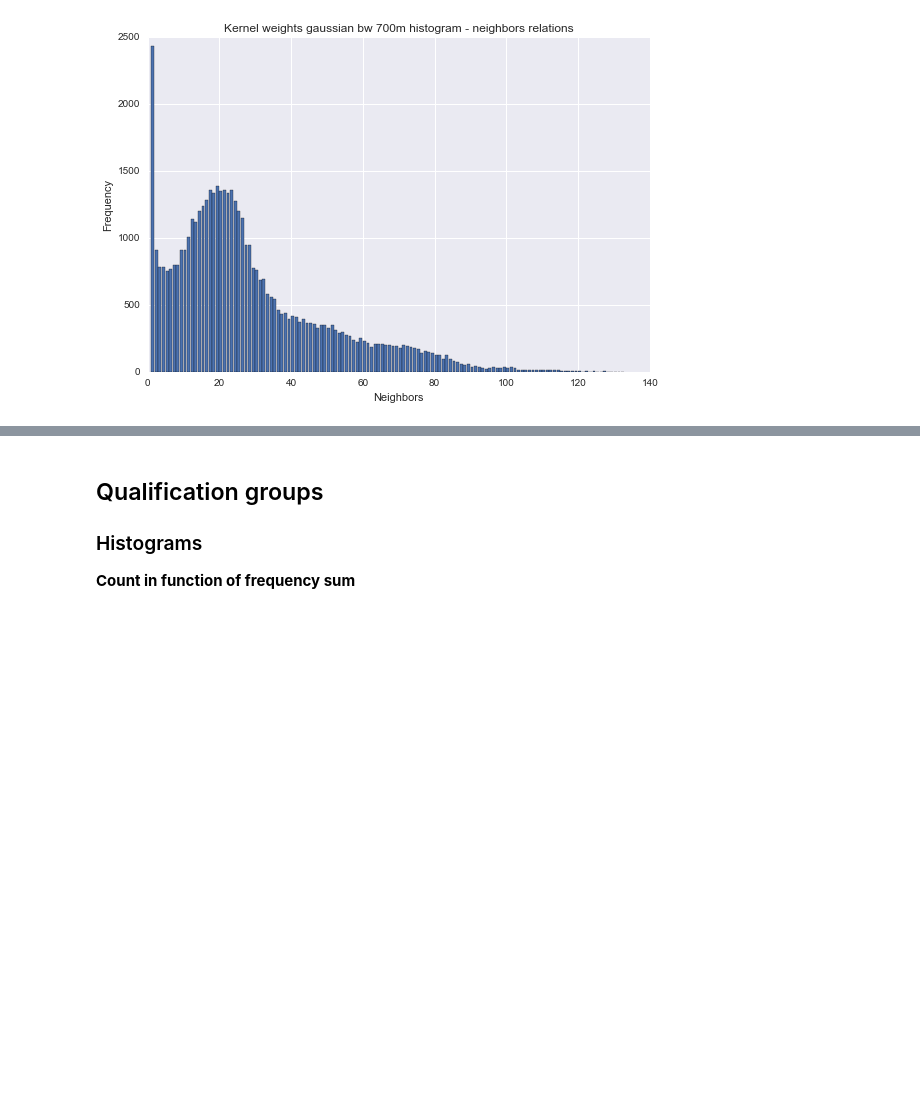
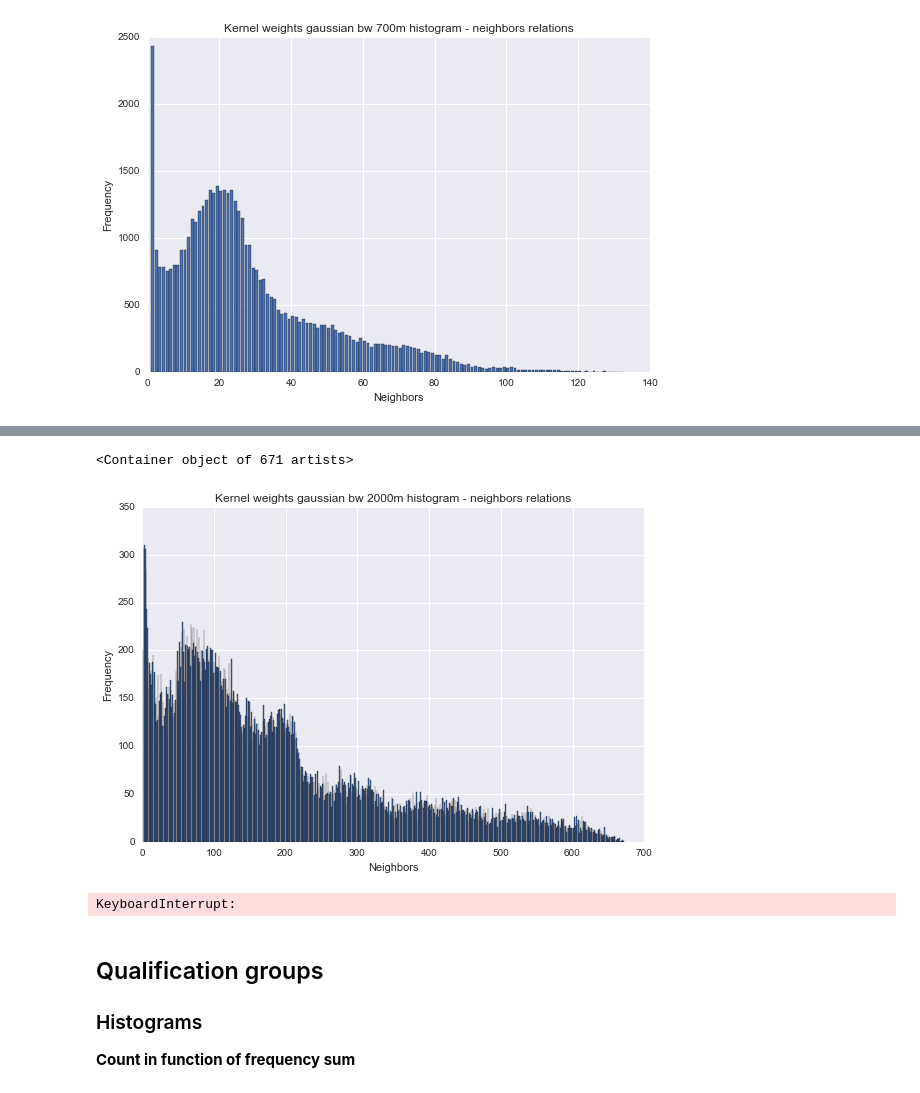
Before and after one commit to sandrofsousa/Resolution, a Jupyter notebook: Histograms - London.ipynb, the cells around one changed output, grey strips where cells are left out. Drawn from its saved outputs; the diff is of its cells as text; code cells hidden in the pictures; blank space fills up the shorter version.

```diff
--- a/Histograms - London.ipynb
+++ b/Histograms - London.ipynb
@@ -374,0 +376,19 @@ sns.heatmap(dfmoran_ethnic_dist, square=True)
+# %%
+# 2000m bandwdth with gaussian kernel function
+weight_dist2k = pysal.Kernel(points, bandwidth=2000.0, function='gaussian')
+# %%
+% matplotlib inline
+sns.set(context="notebook")
+plt.figure(facecolor="white", figsize=(9, 6), dpi=300)
+plt.xlabel('Neighbors')
+plt.ylabel('Frequency')
+plt.title('Kernel weights gaussian bw 2000m histogram - neighbors relations')
+plt.bar(*zip(*weight_dist2k.histogram))
+# %% [output]
+<Container object of 671 artists>
+[figure, added]
+# %%
+# Call main function to compute Moran and P-values ethnic groups for 2000m
+matrices_ethnic_dist2k = calc_moran_matrix(var_ethnics, weight_dist2k)
+# %% [output]
+KeyboardInterrupt:
```
Also changed, not shown: parts of 13 cells of this notebook, 1 other file.
